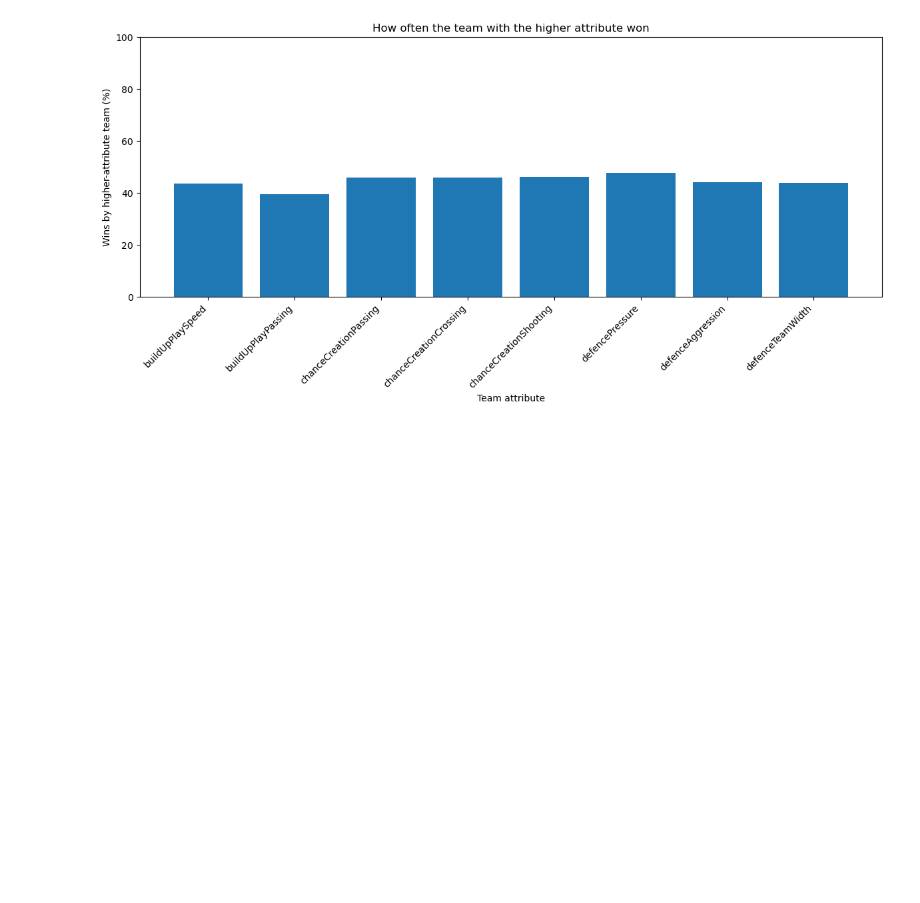
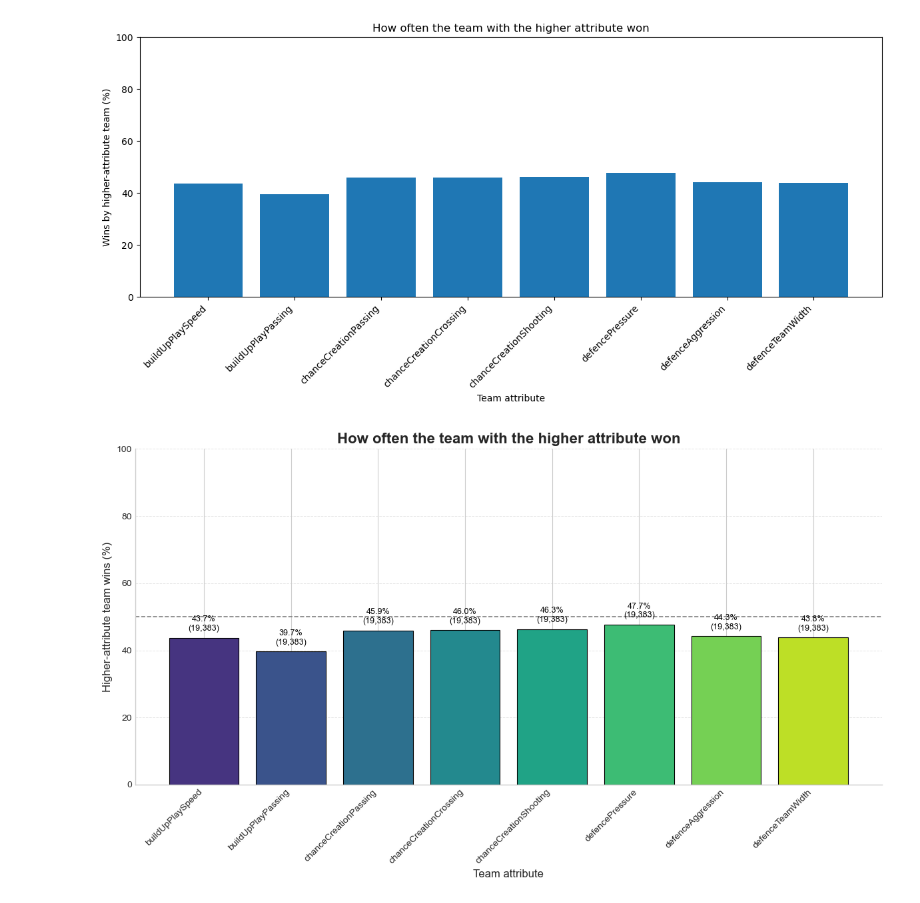
Before and after one commit to theGarlog/PDSMiniProjectFox, a Jupyter notebook: European_Soccer_Kaggle_Subset.ipynb, the cells around one changed output. Cells and saved outputs as stored; diff of their text form; code cells hidden in the pictures; blank space fills up the shorter version.

```diff
--- a/European_Soccer_Kaggle_Subset.ipynb
+++ b/European_Soccer_Kaggle_Subset.ipynb
@@ -134,43 +134,45 @@ plt.show()
 plt.style.use("seaborn-v0_8-whitegrid")
 
 palette = [
-    plt.cm.viridis(0.15 + i / max(len(plot_data) - 1, 1) * 0.75)
-    for i in range(len(plot_data))
+    plt.cm.viridis(0.15 + i / max(len(results) - 1, 1) * 0.75)
+    for i in range(len(results))
 ]
 
 fig, ax = plt.subplots(figsize=(12, 7))
 bars = ax.bar(
-    plot_data["attribute"],
-    plot_data["percentage"],
+    results.index,
+    results.values * 100,
     color=palette,
     edgecolor="black",
     linewidth=0.8
 )
 
 ax.set_title("How often the team with the higher attribute won", fontsize=16, fontweight="bold")
 ax.set_xlabel("Team attribute", fontsize=12)
 ax.set_ylabel("Higher-attribute team wins (%)", fontsize=12)
 ax.set_ylim(0, 100)
 ax.axhline(50, color="gray", linestyle="--", linewidth=1.2)
 
 ax.grid(axis="y", linestyle="--", linewidth=0.7, alpha=0.5)
 ax.tick_params(axis="x", labelrotation=45)
 for label in ax.get_xticklabels():
     label.set_ha("right")
 
-for bar, pct, matches in zip(bars, plot_data["percentage"], plot_data["matches"]):
+for bar, pct, matches in zip(bars, results.values * 100, [len(matches_and_home_attributes)] * len(results)):
     ax.text(
         bar.get_x() + bar.get_width() / 2,
         bar.get_height() + 1.5,
         f"{pct:.1f}%\n({matches:,})",
         ha="center",
         va="bottom",
         fontsize=9,
         color="black"
     )
 
 for spine in ("top", "right"):
     ax.spines[spine].set_visible(False)
 
 plt.tight_layout()
 plt.show()
+# %% [output]
+[figure, added]
```
